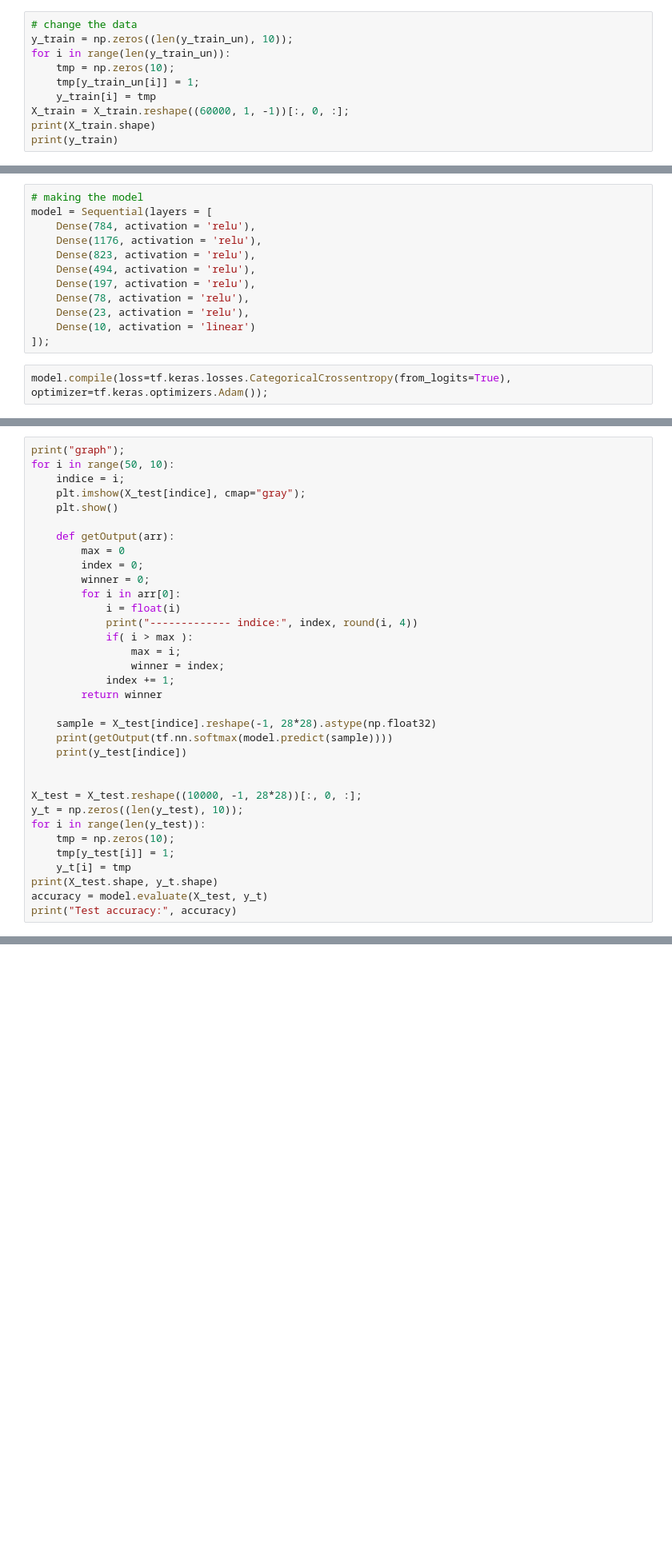
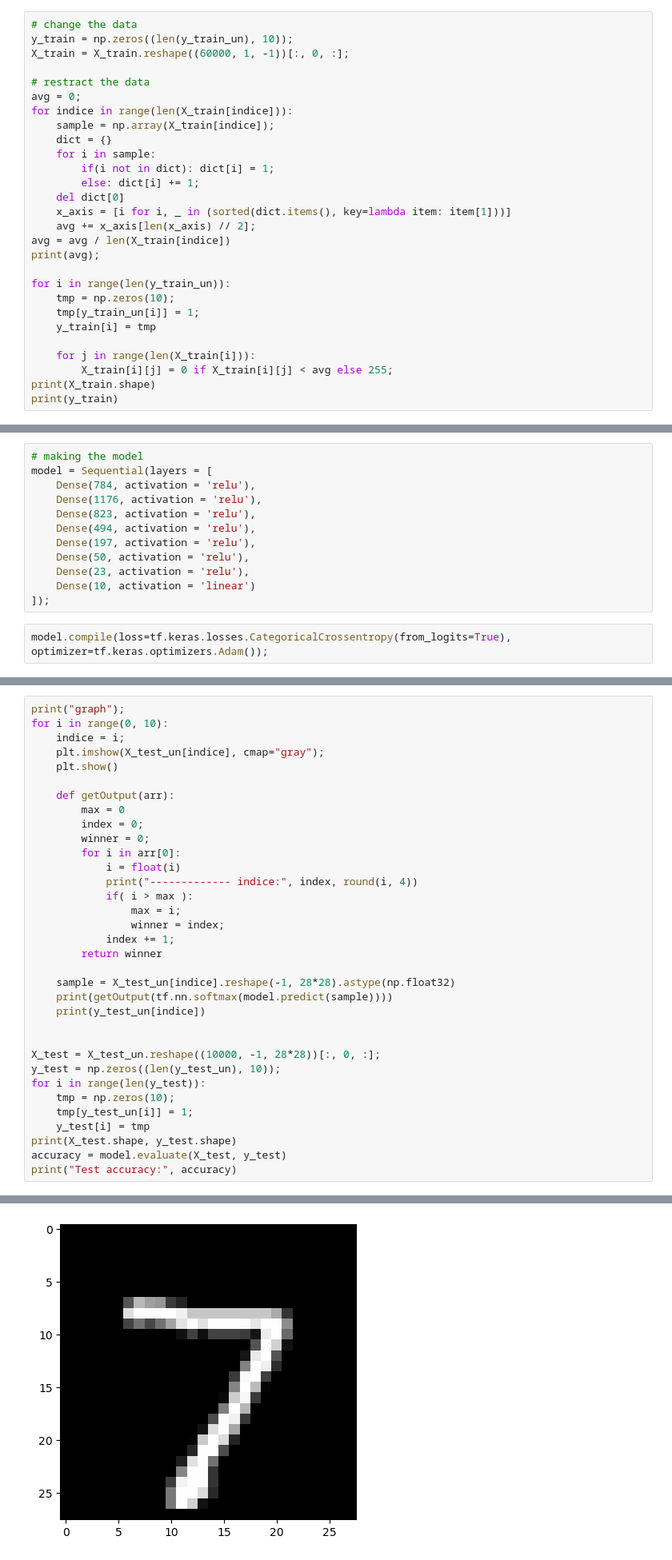
Before and after one commit to WhiteRose404/mini-pipe, a Jupyter notebook: mldev/data/linear.ipynb, the cells around one changed output, grey strips where cells are left out. Shown: that part at 80% size. Cells and saved outputs as stored; diff of their text form; blank space fills up the shorter version.

Commit message:
updated the model

```diff
--- a/mldev/data/linear.ipynb
+++ b/mldev/data/linear.ipynb
@@ -24,11 +42,29 @@ print(y_test.shape);
 # %%
 # change the data
 y_train = np.zeros((len(y_train_un), 10));
+X_train = X_train.reshape((60000, 1, -1))[:, 0, :];
+
+# restract the data
+avg = 0;
+for indice in range(len(X_train[indice])):
+    sample = np.array(X_train[indice]);
+    dict = {}
+    for i in sample:
+        if(i not in dict): dict[i] = 1;
+        else: dict[i] += 1;
+    del dict[0]
+    x_axis = [i for i, _ in (sorted(dict.items(), key=lambda item: item[1]))]
+    avg += x_axis[len(x_axis) // 2];
+avg = avg / len(X_train[indice])
+print(avg);
+
 for i in range(len(y_train_un)):
     tmp = np.zeros(10);
     tmp[y_train_un[i]] = 1;
     y_train[i] = tmp
-X_train = X_train.reshape((60000, 1, -1))[:, 0, :];
+
+    for j in range(len(X_train[i])):
+        X_train[i][j] = 0 if X_train[i][j] < avg else 255;
 print(X_train.shape)
 print(y_train)
 # %% [output]
@@ -48,7 +95,7 @@ model = Sequential(layers = [
     Dense(823, activation = 'relu'),
     Dense(494, activation = 'relu'),
     Dense(197, activation = 'relu'),
-    Dense(78, activation = 'relu'),
+    Dense(50, activation = 'relu'),
     Dense(23, activation = 'relu'),
     Dense(10, activation = 'linear')
 ]);
@@ -80,8 +127,8 @@ Epoch 10/10
 # %%
 print("graph");
-for i in range(50, 10):
+for i in range(0, 10):
     indice = i;
-    plt.imshow(X_test[indice], cmap="gray");
+    plt.imshow(X_test_un[indice], cmap="gray");
     plt.show()
 
     def getOutput(arr):
@@ -97,19 +144,19 @@ for i in range(50, 10):
             index += 1;
         return winner
 
-    sample = X_test[indice].reshape(-1, 28*28).astype(np.float32)
+    sample = X_test_un[indice].reshape(-1, 28*28).astype(np.float32)
     print(getOutput(tf.nn.softmax(model.predict(sample))))
-    print(y_test[indice])
+    print(y_test_un[indice])
 
 
-X_test = X_test.reshape((10000, -1, 28*28))[:, 0, :];
-y_t = np.zeros((len(y_test), 10));
+X_test = X_test_un.reshape((10000, -1, 28*28))[:, 0, :];
+y_test = np.zeros((len(y_test_un), 10));
 for i in range(len(y_test)):
     tmp = np.zeros(10);
-    tmp[y_test[i]] = 1;
-    y_t[i] = tmp
-print(X_test.shape, y_t.shape)
-accuracy = model.evaluate(X_test, y_t)
+    tmp[y_test_un[i]] = 1;
+    y_test[i] = tmp
+print(X_test.shape, y_test.shape)
+accuracy = model.evaluate(X_test, y_test)
 print("Test accuracy:", accuracy)
 # %% [output]
 graph
@@ -118,0 +163 @@ Test accuracy: 0.20507682859897614
+[figure, added]
```
Also changed, not shown: parts of 7 cells of this notebook, 4 other files.
